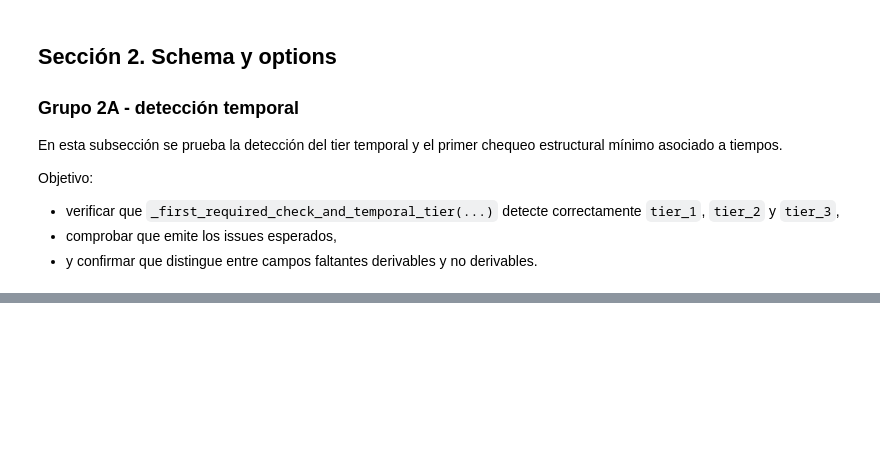
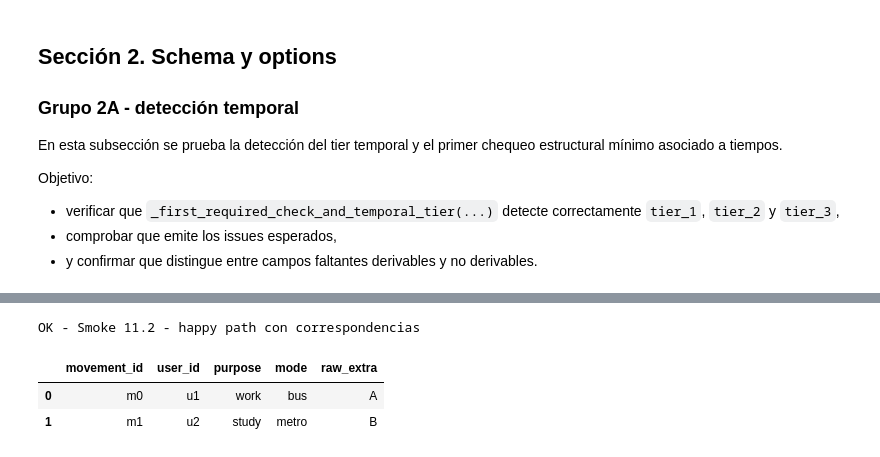
Before and after one commit to sebastianolmos/pylondrina, a Jupyter notebook: notebooks/testing/import_trips/helper_level_tests.ipynb, the cells around one changed output, grey strips where cells are left out. Cells and saved outputs as stored; diff of their text form; code cells hidden in the pictures; blank space fills up the shorter version.

```diff
--- a/notebooks/testing/import_trips/helper_level_tests.ipynb
+++ b/notebooks/testing/import_trips/helper_level_tests.ipynb
@@ -95,7 +99,7 @@ def assert_json_safe(obj, label: str = "object"):
 def assert_columns_equal(df: pd.DataFrame, expected_cols, label: str = "columns"):
     actual = list(df.columns)
     expected = list(expected_cols)
-    assert actual == expected, f"{label} distintas.\nActual:   {actual}\nExpected: {expected}"
+    assert set(actual) == set(expected), f"{label} distintas.\nActual:   {actual}\nExpected: {expected}"
 
 # Helpers (get_issue_codes, assert_issue_present, assert_issue_absent) para verificar issues por code
 def get_issue_codes(issues):
@@ -620,0 +3726,78 @@ NameError: name 'tier_missing' is not defined
+# %%
+# Smoke test 11.2 - happy path con correspondencias
+
+schema_smoke_corr = TripSchema(
+    version="0.1.0",
+    fields={
+        "user_id": FieldSpec(name="user_id", dtype="string", required=True),
+        "purpose": FieldSpec(
+            name="purpose",
+            dtype="categorical",
+            required=False,
+            domain=DomainSpec(values=["work", "study", "unknown"], extendable=False, aliases=None),
+        ),
+        "mode": FieldSpec(
+            name="mode",
+            dtype="categorical",
+            required=False,
+            domain=DomainSpec(values=["bus", "metro", "walk", "unknown"], extendable=False, aliases=None),
+        ),
+        "movement_id": FieldSpec(name="movement_id", dtype="string", required=False),
+    },
+    required=["user_id"],
+    semantic_rules=None,
+)
+
+df_smoke_corr = pd.DataFrame({
+    "uid": ["u1", "u2"],
+    "motivo": ["trabajo", "estudio"],
+    "modo": ["autobus", "metro"],
+    "raw_extra": ["A", "B"],
+})
+
+tripds_corr, report_corr = import_trips_from_dataframe(
+    df_smoke_corr,
+    schema_smoke_corr,
+    source_name="smoke_corr",
+    options=ImportOptions(strict=False, strict_domains=False, keep_extra_fields=True),
+    field_correspondence={
+        "user_id": "uid",
+        "purpose": "motivo",
+        "mode": "modo",
+    },
+    value_correspondence={
+        "purpose": {"trabajo": "work", "estudio": "study"},
+        "mode": {"autobus": "bus"},
+    },
+)
+
+assert report_corr.ok is True
+
+assert_columns_equal(
+    tripds_corr.data,
+    ["user_id", "purpose", "mode", "raw_extra", "movement_id"],
+    "smoke correspondences columns",
+)
+
+assert tripds_corr.data["user_id"].tolist() == ["u1", "u2"]
+assert tripds_corr.data["purpose"].tolist() == ["work", "study"]
+assert tripds_corr.data["mode"].tolist() == ["bus", "metro"]
+
+assert tripds_corr.field_correspondence == {
+    "user_id": "uid",
+    "purpose": "motivo",
+    "mode": "modo",
+}
+assert tripds_corr.value_correspondence == {
+    "purpose": {"trabajo": "work", "estudio": "study"},
+    "mode": {"autobus": "bus"},
+}
+
+show_ok("Smoke 11.2 - happy path con correspondencias")
+display(tripds_corr.data)
+display(report_corr.issues)
+# %% [output]
+OK - Smoke 11.2 - happy path con correspondencias
+|  | movement_id | user_id | purpose | mode | raw_extra |
+| 0 | m0 | u1 | work | bus | A |
+| 1 | m1 | u2 | study | metro | B |
```
Also changed, not shown: parts of 105 cells of this notebook, 4 other files.
